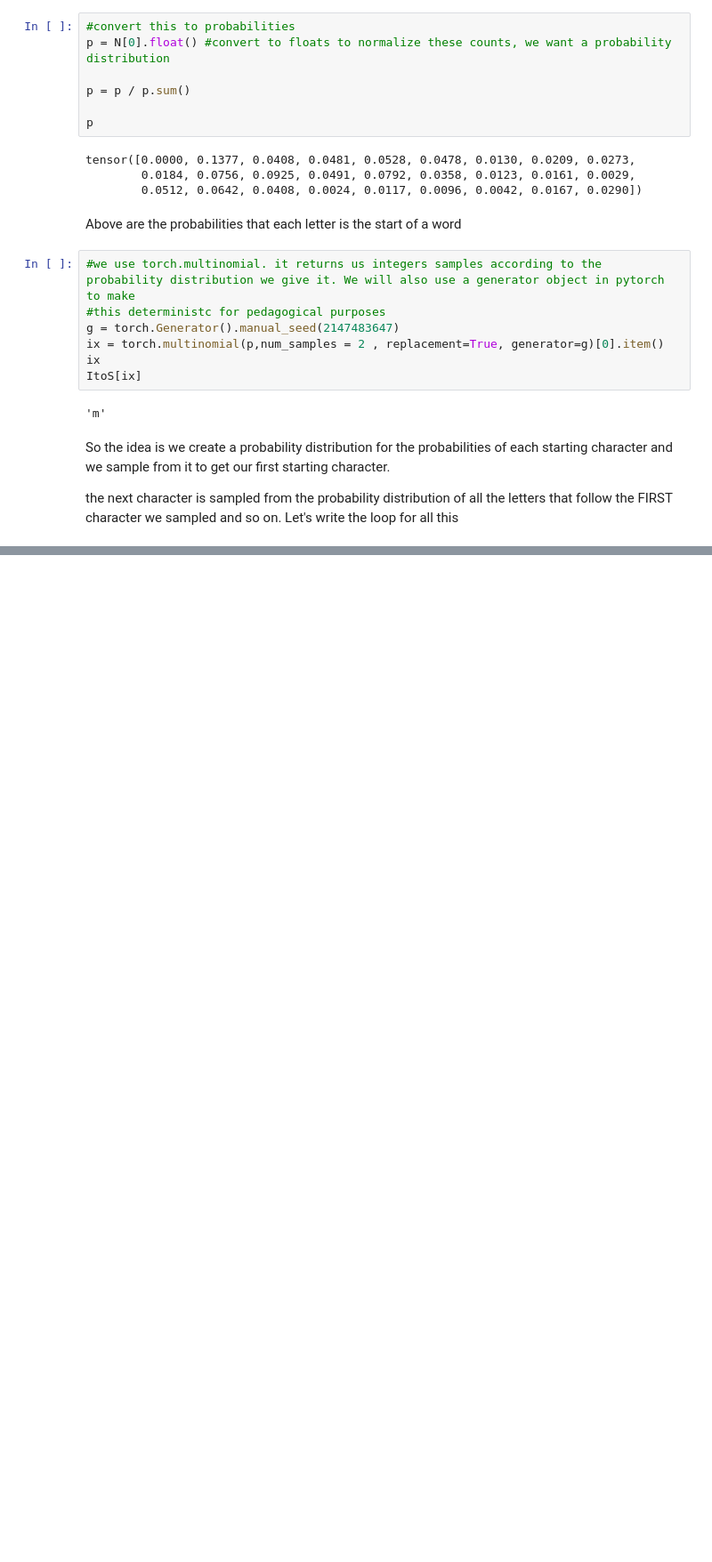
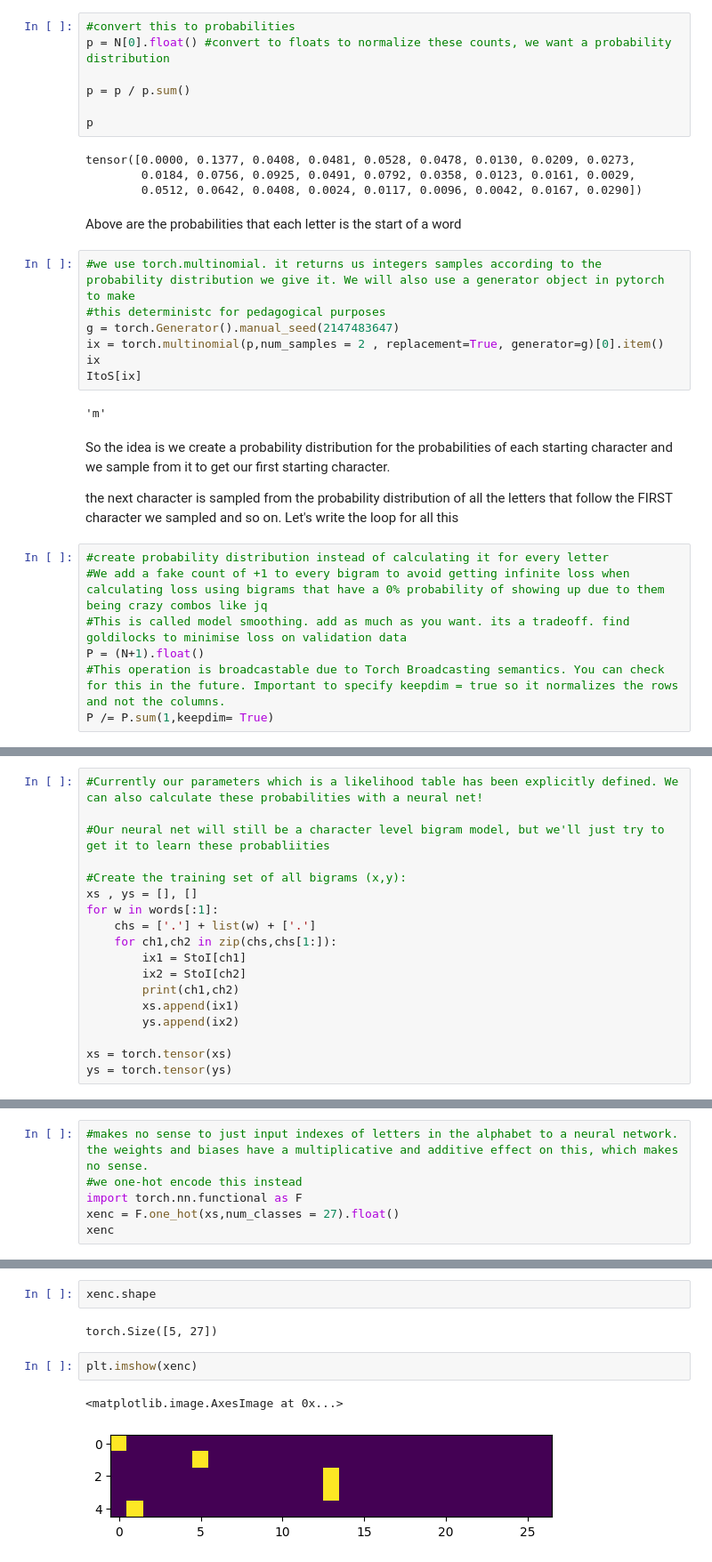
Before and after one commit to Yousif-dk/zero-to-hero, a Jupyter notebook: Lectures/lecture 2/lesson_2.ipynb, the cells around one changed output, grey strips where cells are left out. Shown at 89% size. Drawn from its saved outputs; the diff is of its cells as text; blank space fills up the shorter version.

```diff
--- a/Lectures/lecture 2/lesson_2.ipynb
+++ b/Lectures/lecture 2/lesson_2.ipynb
@@ -119,3 +119,10 @@ ItoS[ix]
 So the idea is we create a probability distribution for the probabilities of each starting character and we sample from it to get our first starting character.
 
 the next character is sampled from the probability distribution of all the letters that follow the FIRST character we sampled and so on. Let's write the loop for all this
+# %%
+#create probability distribution instead of calculating it for every letter
+#We add a fake count of +1 to every bigram to avoid getting infinite loss when calculating loss using bigrams that have a 0% probability of showing up due to them being crazy combos like jq
+#This is called model smoothing. add as much as you want. its a tradeoff. find goldilocks to minimise loss on validation data
+P = (N+1).float()
+#This operation is broadcastable due to Torch Broadcasting semantics. You can check for this in the future. Important to specify keepdim = true so it normalizes the rows and not the columns.
+P /= P.sum(1,keepdim= True)
@@ -139,0 +201,18 @@ cexze.momasurailezitynn.konimittain.llayn.ka.da.staiyaubrtthrigotai.moliellavo.k
+# %%
+#Currently our parameters which is a likelihood table has been explicitly defined. We can also calculate these probabilities with a neural net!
+
+#Our neural net will still be a character level bigram model, but we'll just try to get it to learn these probabliities
+
+#Create the training set of all bigrams (x,y):
+xs , ys = [], []
+for w in words[:1]:
+    chs = ['.'] + list(w) + ['.']
+    for ch1,ch2 in zip(chs,chs[1:]):
+        ix1 = StoI[ch1]
+        ix2 = StoI[ch2]
+        print(ch1,ch2)
+        xs.append(ix1)
+        ys.append(ix2)
+
+xs = torch.tensor(xs)
+ys = torch.tensor(ys)
@@ -139,0 +225,6 @@ cexze.momasurailezitynn.konimittain.llayn.ka.da.staiyaubrtthrigotai.moliellavo.k
+# %%
+#makes no sense to just input indexes of letters in the alphabet to a neural network. the weights and biases have a multiplicative and additive effect on this, which makes no sense.
+#we one-hot encode this instead
+import torch.nn.functional as F
+xenc = F.one_hot(xs,num_classes = 27).float()
+xenc
@@ -139,0 +242,9 @@ cexze.momasurailezitynn.konimittain.llayn.ka.da.staiyaubrtthrigotai.moliellavo.k
+# %%
+xenc.shape
+# %% [output]
+torch.Size([5, 27])
+# %%
+plt.imshow(xenc)
+# %% [output]
+<matplotlib.image.AxesImage at 0x...>
+[figure, added]
```
Also changed, not shown: parts of 34 cells of this notebook.
